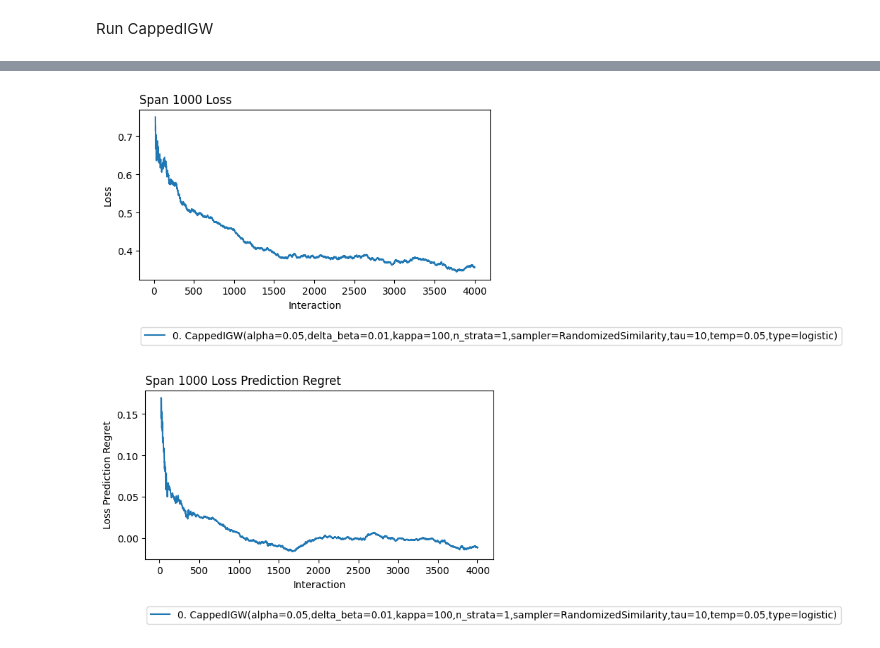
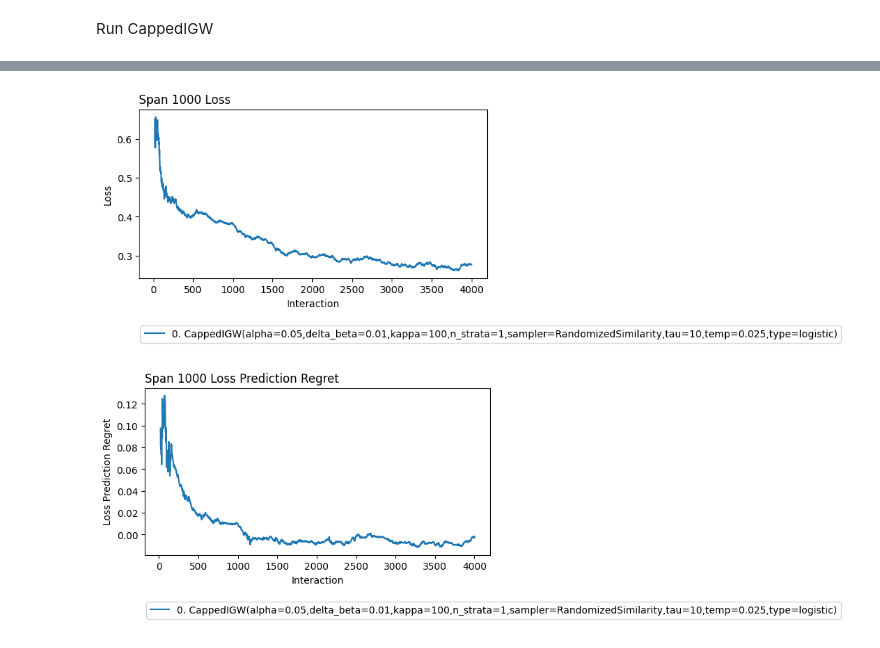
Before and after one commit to mrucker/onoff_experiments, a Jupyter notebook: demo/demo-example-selector.ipynb, the cells around one changed output, grey strips where cells are left out. Cells and saved outputs as stored; diff of their text form; code cells hidden in the pictures.

```diff
--- a/demo/demo-example-selector.ipynb
+++ b/demo/demo-example-selector.ipynb
@@ -296,7 +296,7 @@ n_batches = 1_000
 torch.manual_seed(2112)
 numpy.random.seed(45)
 
-rs_05_30      = RandomizedSimilarity(embedder, examples, ex_embeddings, batch_size=30, temperature=.05, set_size=3)
+rs_025_30     = RandomizedSimilarity(embedder, examples, ex_embeddings, batch_size=30, temperature=.025, set_size=3)
 
 fhat = MyLossPredictor(
     set_size=3,
@@ -306,7 +306,7 @@ fhat = MyLossPredictor(
 
 env = cb.Environments(letcat).take(n_batches*batch_size).batch(batch_size)
 lrn = [
-    CappedIGW(mu=rs_05_30, fhat=fhat, gamma_sched=lambda t: (1 + t/gamma_tzero)**(0.5))
+    CappedIGW(mu=rs_025_30, fhat=fhat, gamma_sched=lambda t: (1 + t/gamma_tzero)**(0.5))
 ]
 
 result = cb.Experiment(env,lrn).run(processes=1)
@@ -331,2 +331,2 @@ plt.show()
-[figure, old version]
+[figure, new version]
-[figure, old version]
+[figure, new version]
```
Also changed, not shown: parts of 2 cells of this notebook.
